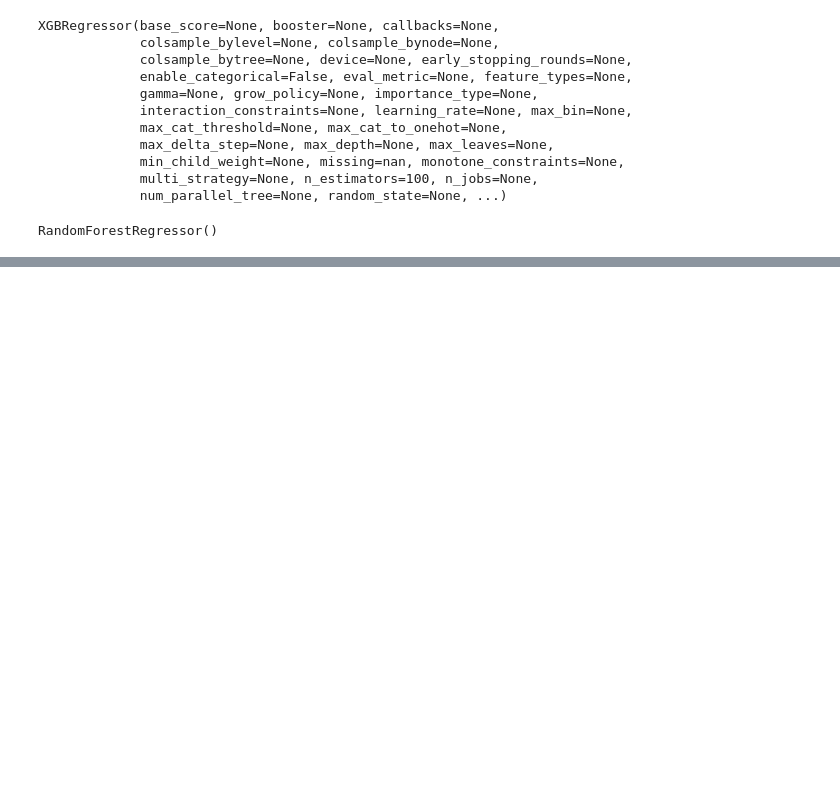
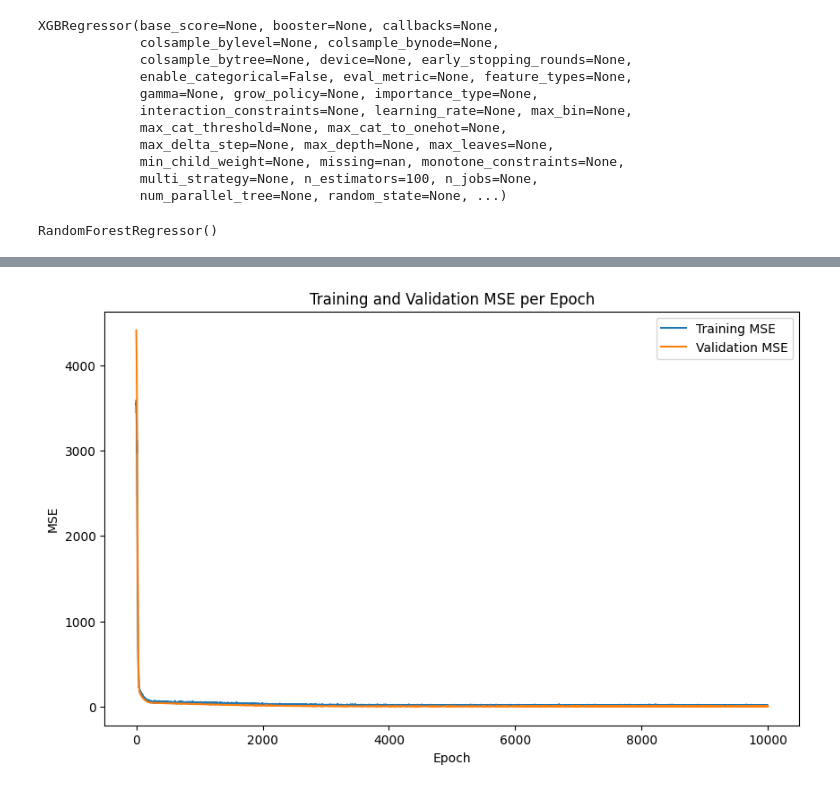
Before and after one commit to charlybg98/water_management, a Jupyter notebook: Analysis/Main.ipynb, the cells around one changed output, grey strips where cells are left out. Cells and saved outputs as stored; diff of their text form; code cells hidden in the pictures; blank space fills up the shorter version.

```diff
--- a/Analysis/Main.ipynb
+++ b/Analysis/Main.ipynb
@@ -190,17 +221,18 @@ neural_net = NeuralNet(input_size)
 # %%
 criterion = nn.MSELoss()
-optimizer = optim.Adam(neural_net.parameters(), lr=0.001)
+optimizer = torch.optim.Adam(neural_net.parameters(), lr=0.001)
 # %%
 X_train_tensor = torch.tensor(X_train_scaled, dtype=torch.float32)
-y_train_tensor = torch.tensor(y_train.values, dtype=torch.float32)
+y_train_tensor = torch.tensor(y_train.values.reshape(-1, 1), dtype=torch.float32)
 X_val_tensor = torch.tensor(X_val_scaled, dtype=torch.float32)
-y_val_tensor = torch.tensor(y_val.values, dtype=torch.float32)
+y_val_tensor = torch.tensor(y_val.values.reshape(-1, 1), dtype=torch.float32)
 X_test_tensor = torch.tensor(X_test_scaled, dtype=torch.float32)
-y_test_tensor = torch.tensor(y_test.values, dtype=torch.float32)
+y_test_tensor = torch.tensor(y_test.values.reshape(-1, 1), dtype=torch.float32)
-# %%
-for epoch in range(10000):
-    optimizer.zero_grad()
-    outputs = neural_net(X_train_tensor)
-    loss = criterion(outputs.squeeze(), y_train_tensor)
-    loss.backward()
-    optimizer.step()
+# %%
+train_dataset = TensorDataset(X_train_tensor, y_train_tensor)
+dev_dataset = TensorDataset(X_val_tensor, y_val_tensor)
+test_dataset = TensorDataset(X_test_tensor, y_test_tensor)
+
+train_dataloader = DataLoader(train_dataset, batch_size=8, shuffle=True, drop_last=True)
+dev_dataloader = DataLoader(dev_dataset, batch_size=len(dev_dataset), shuffle=True)
+test_dataloader = DataLoader(test_dataset, batch_size=len(test_dataset), shuffle=True)
@@ -207,2 +293,14 @@ for epoch in range(10000):
+# %%
+# Plotting training and validation loss
+plt.figure(figsize=(10, 6))
+plt.plot(train_losses, label="Training MSE")
+plt.plot(val_losses, label="Validation MSE")
+plt.title("Training and Validation MSE per Epoch")
+plt.xlabel("Epoch")
+plt.ylabel("MSE")
+plt.legend()
+plt.show()
+# %% [output]
+[figure, added]
 # %%
 def predict(model, X):
```
Also changed, not shown: parts of 15 cells of this notebook, 2 other files.
